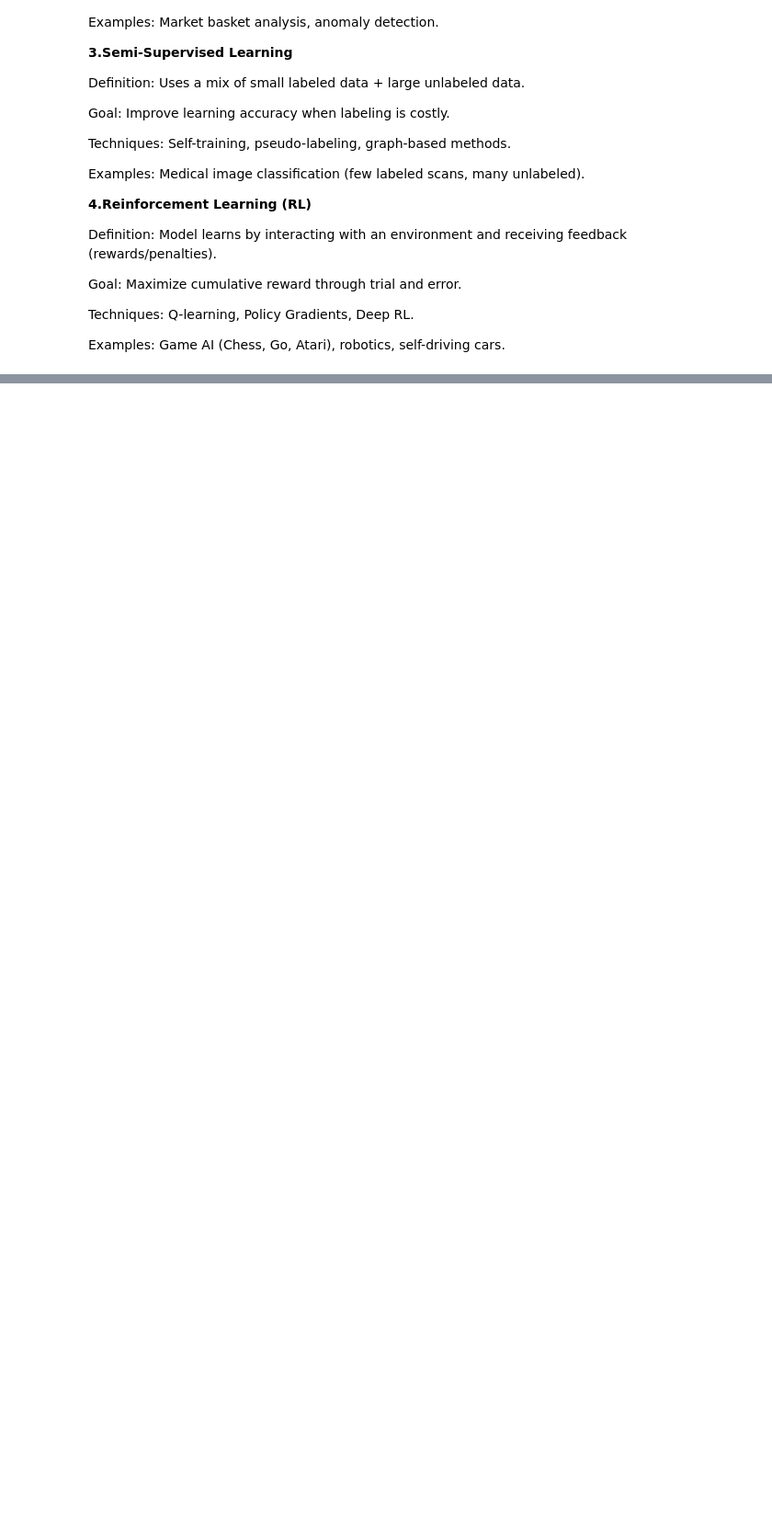
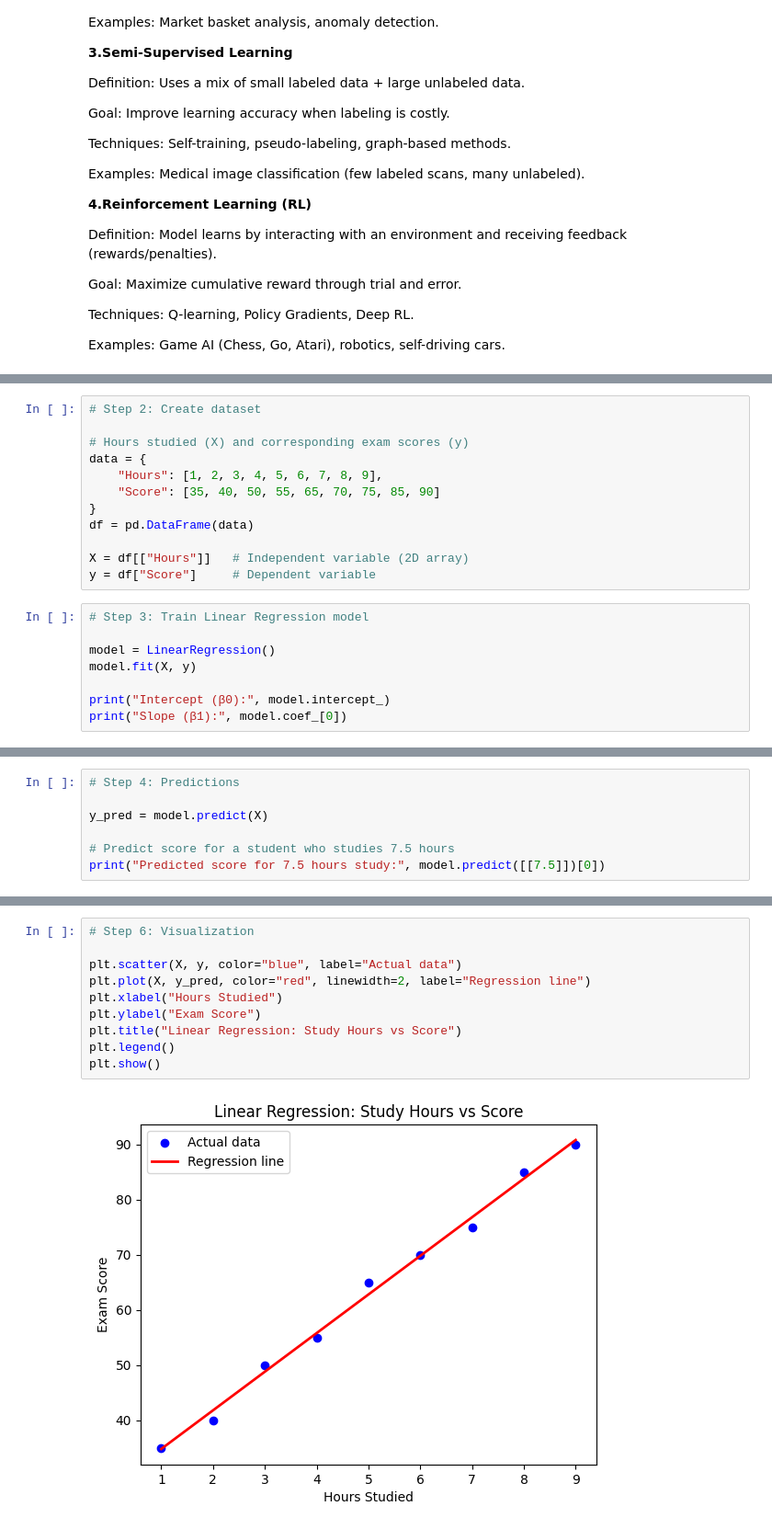
Before and after one commit to animesh-banik/DataScienceProject_Databriks, a Jupyter notebook: Data Science Project/DataScience_Model.ipynb, the cells around one changed output, grey strips where cells are left out. Shown at 92% size. Cells and saved outputs as stored; diff of their text form; blank space fills up the shorter version.

```diff
--- a/Data Science Project/DataScience_Model.ipynb
+++ b/Data Science Project/DataScience_Model.ipynb
@@ -220,0 +285,20 @@ Supervised learning models are a type of machine learning where the algorithm is
+# %%
+# Step 2: Create dataset
+
+# Hours studied (X) and corresponding exam scores (y)
+data = {
+    "Hours": [1, 2, 3, 4, 5, 6, 7, 8, 9],
+    "Score": [35, 40, 50, 55, 65, 70, 75, 85, 90]
+}
+df = pd.DataFrame(data)
+
+X = df[["Hours"]]   # Independent variable (2D array)
+y = df["Score"]     # Dependent variable
+# %%
+# Step 3: Train Linear Regression model
+
+model = LinearRegression()
+model.fit(X, y)
+
+print("Intercept (β0):", model.intercept_)
+print("Slope (β1):", model.coef_[0])
@@ -220,0 +308,7 @@ Supervised learning models are a type of machine learning where the algorithm is
+# %%
+# Step 4: Predictions
+
+y_pred = model.predict(X)
+
+# Predict score for a student who studies 7.5 hours
+print("Predicted score for 7.5 hours study:", model.predict([[7.5]])[0])
@@ -220,0 +329,12 @@ Supervised learning models are a type of machine learning where the algorithm is
+# %%
+# Step 6: Visualization
+
+plt.scatter(X, y, color="blue", label="Actual data")
+plt.plot(X, y_pred, color="red", linewidth=2, label="Regression line")
+plt.xlabel("Hours Studied")
+plt.ylabel("Exam Score")
+plt.title("Linear Regression: Study Hours vs Score")
+plt.legend()
+plt.show()
+# %% [output]
+[figure, added]
```
Also changed, not shown: parts of 7 cells of this notebook.
